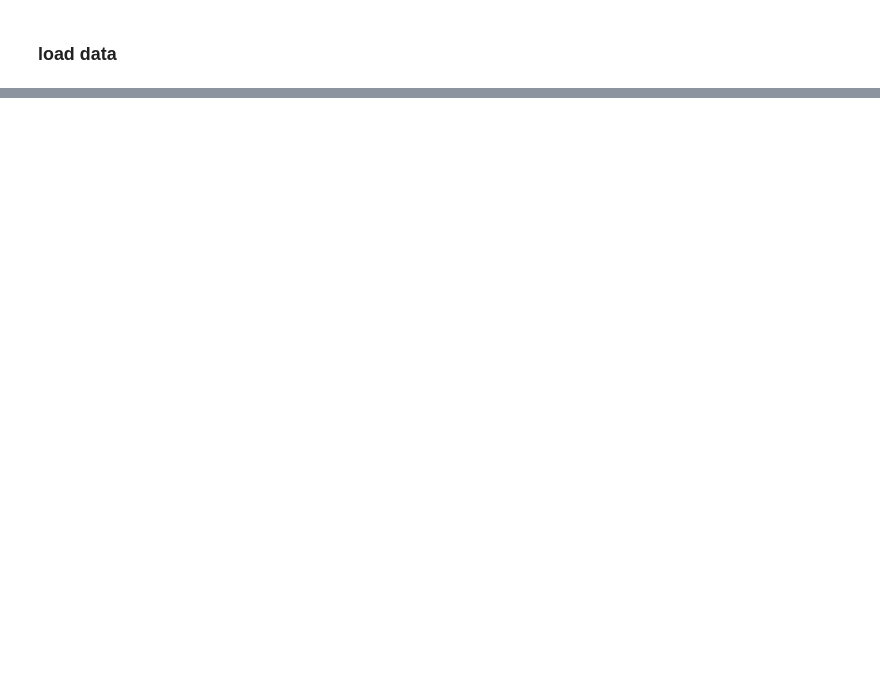
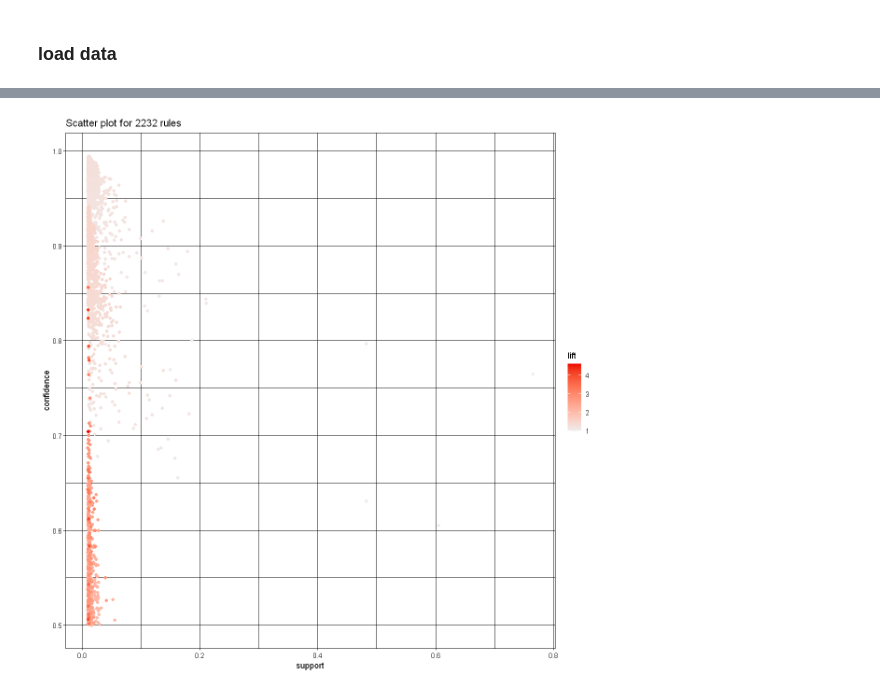
Before and after one commit to smehdizadeh/CSCI5622_Machine-Learning, a Jupyter notebook: arm.ipynb, the cells around one changed output, grey strips where cells are left out. Saved outputs shown, nothing was run; the diff lists cells and outputs as text; code cells hidden in the pictures; blank space fills up the shorter version.

```diff
--- a/arm.ipynb
+++ b/arm.ipynb
@@ -35,0 +92,2 @@ transactions in sparse format with
+# %%
+rule1 <- apriori(df_tran, parameter=list(support=0.01, confidence=0.5))
@@ -35,0 +171,4 @@ transactions in sparse format with
+# %%
+plot(rule1)
+# %% [output]
+[figure, added]
```
Also changed, not shown: parts of 17 cells of this notebook.
